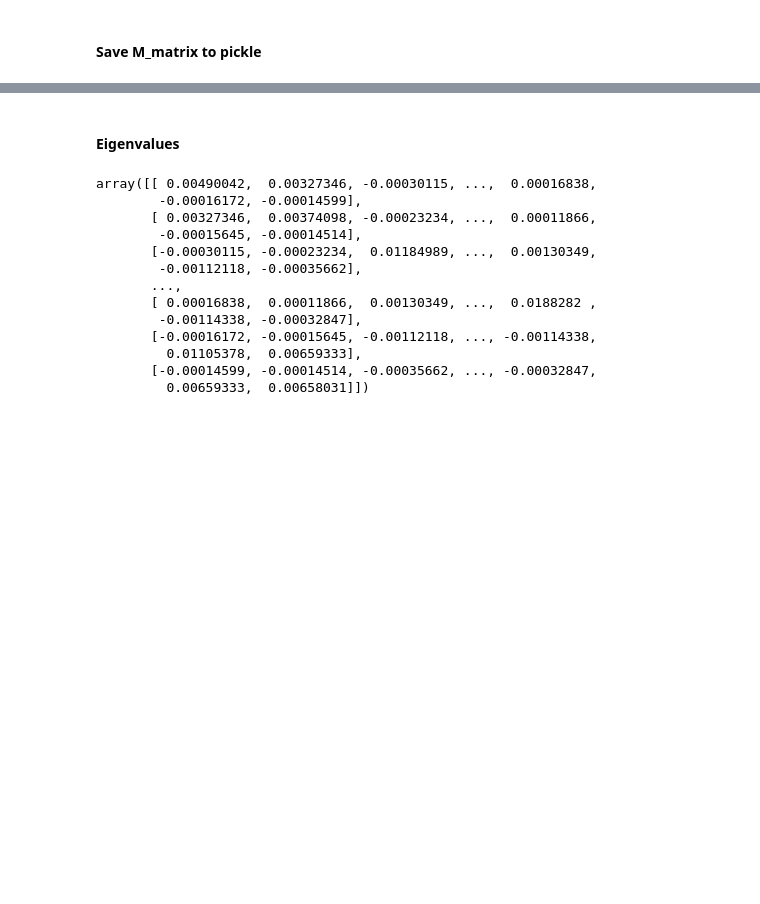
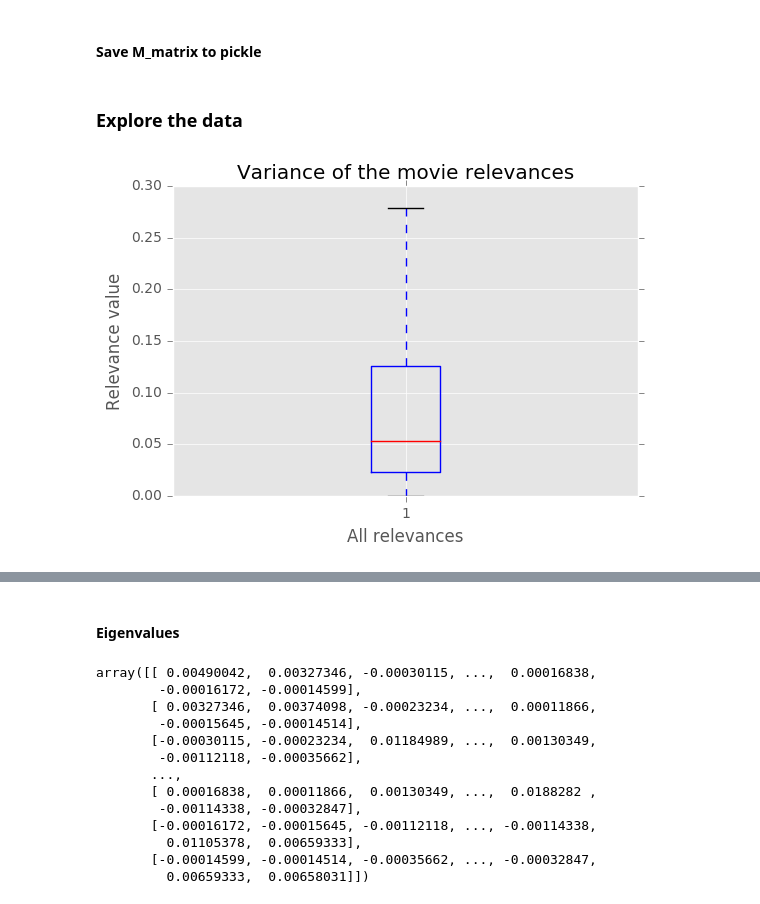
Before and after one commit to aurlien/friendship_paradox, a Jupyter notebook: lab3/ix-lab3/lab3-dimred.ipynb, the cells around one changed output, grey strips where cells are left out. Saved outputs shown, nothing was run; the diff lists cells and outputs as text; code cells hidden in the pictures; blank space fills up the shorter version.

```diff
--- a/lab3/ix-lab3/lab3-dimred.ipynb
+++ b/lab3/ix-lab3/lab3-dimred.ipynb
@@ -186,3 +126,13 @@ with open('M_matrix.pickle', 'rb') as handle:
 
 with open('M_matrix_movieIds.pickle', 'rb') as handle:
     M_matrix_movieIds = pickle.load(handle)
+# %% [markdown]
+### Explore the data
+# %%
+plt.boxplot(total_relevances, 0, '')
+plt.title("Variance of the movie relevances")
+plt.ylabel('Relevance value')
+plt.xlabel('All relevances')
+plt.show()
+# %% [output]
+[figure, added]
```
Also changed, not shown: parts of 40 cells of this notebook, 3 other files.
